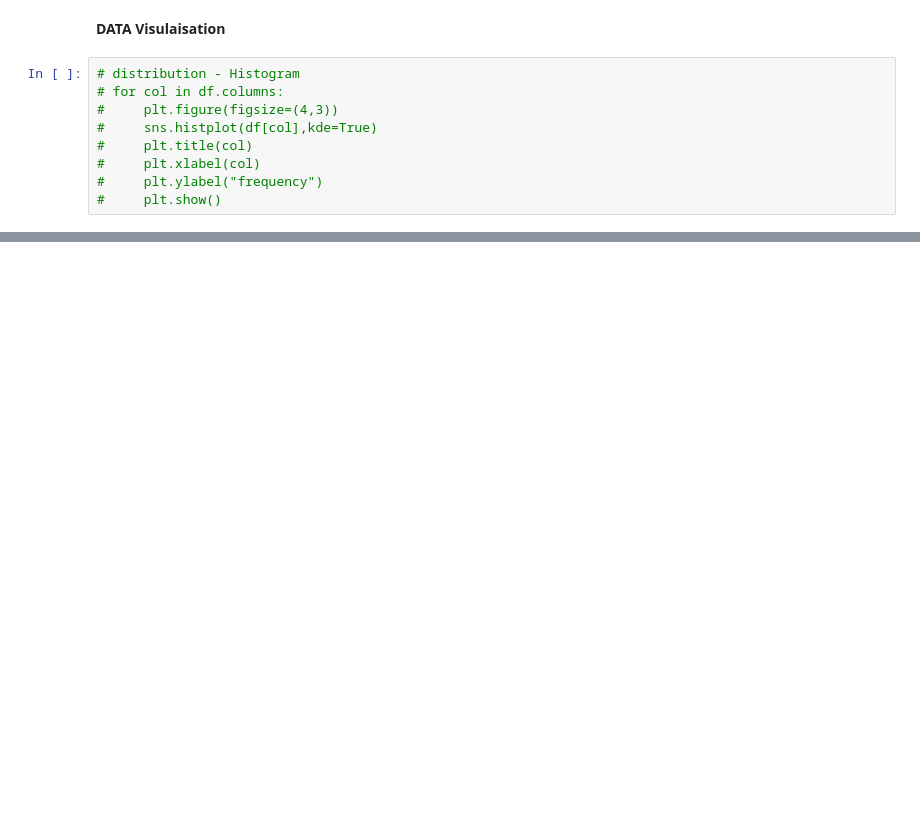
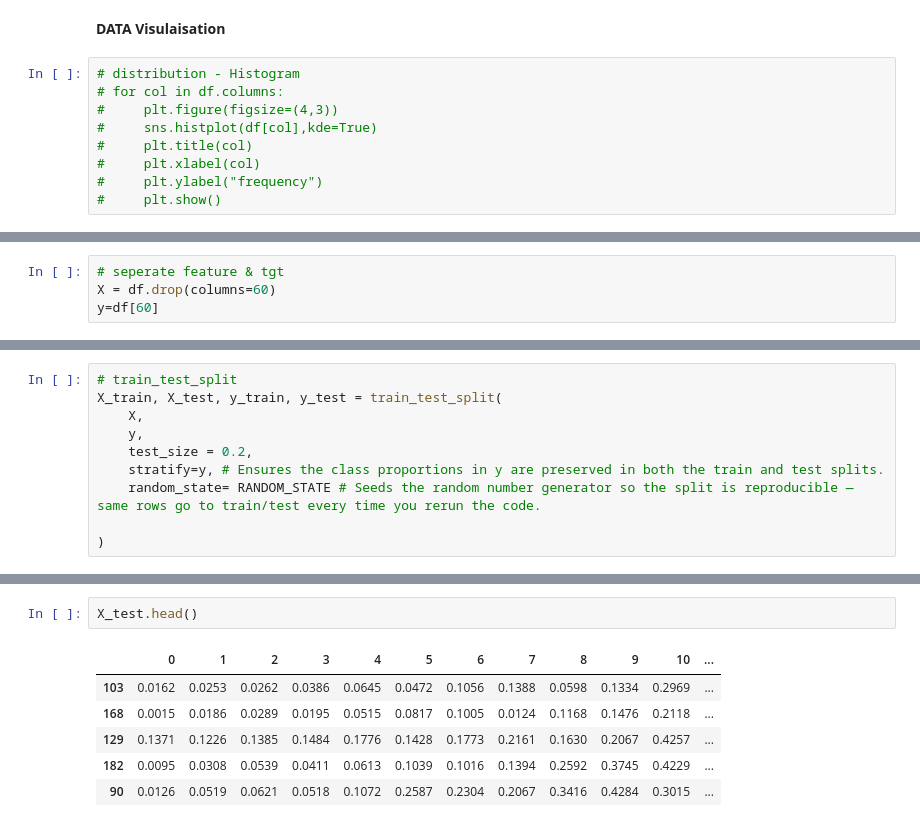
Before and after one commit to sameer2403/ML_bootcamp, a Jupyter notebook: 12.ml_projects/1.sonar_signal_classification/sonar_classification.ipynb, the cells around one changed output, grey strips where cells are left out. Drawn from its saved outputs; the diff is of its cells as text; blank space fills up the shorter version.

```diff
--- a/12.ml_projects/1.sonar_signal_classification/sonar_classification.ipynb
+++ b/12.ml_projects/1.sonar_signal_classification/sonar_classification.ipynb
@@ -252,0 +303,4 @@ Val of idx  {i} :{val}
+# %%
+# seperate feature & tgt
+X = df.drop(columns=60)
+y=df[60]
@@ -252,0 +325,10 @@ Val of idx  {i} :{val}
+# %%
+# train_test_split
+X_train, X_test, y_train, y_test = train_test_split(
+    X,
+    y,
+    test_size = 0.2,
+    stratify=y, # Ensures the class proportions in y are preserved in both the train and test splits.
+    random_state= RANDOM_STATE # Seeds the random number generator so the split is reproducible — same rows go to train/test every time you rerun the code.
+
+)
@@ -252,0 +417,9 @@ Val of idx  {i} :{val}
+# %%
+X_test.head()
+# %% [output]
+|  | 0 | 1 | 2 | 3 | 4 | 5 | 6 | 7 | 8 | 9 | 10 | ... |
+| 103 | 0.0162 | 0.0253 | 0.0262 | 0.0386 | 0.0645 | 0.0472 | 0.1056 | 0.1388 | 0.0598 | 0.1334 | 0.2969 | ... |
+| 168 | 0.0015 | 0.0186 | 0.0289 | 0.0195 | 0.0515 | 0.0817 | 0.1005 | 0.0124 | 0.1168 | 0.1476 | 0.2118 | ... |
+| 129 | 0.1371 | 0.1226 | 0.1385 | 0.1484 | 0.1776 | 0.1428 | 0.1773 | 0.2161 | 0.1630 | 0.2067 | 0.4257 | ... |
+| 182 | 0.0095 | 0.0308 | 0.0539 | 0.0411 | 0.0613 | 0.1039 | 0.1016 | 0.1394 | 0.2592 | 0.3745 | 0.4229 | ... |
+| 90 | 0.0126 | 0.0519 | 0.0621 | 0.0518 | 0.1072 | 0.2587 | 0.2304 | 0.2067 | 0.3416 | 0.4284 | 0.3015 | ... |
```
Also changed, not shown: parts of 30 cells of this notebook, 33 other files.
